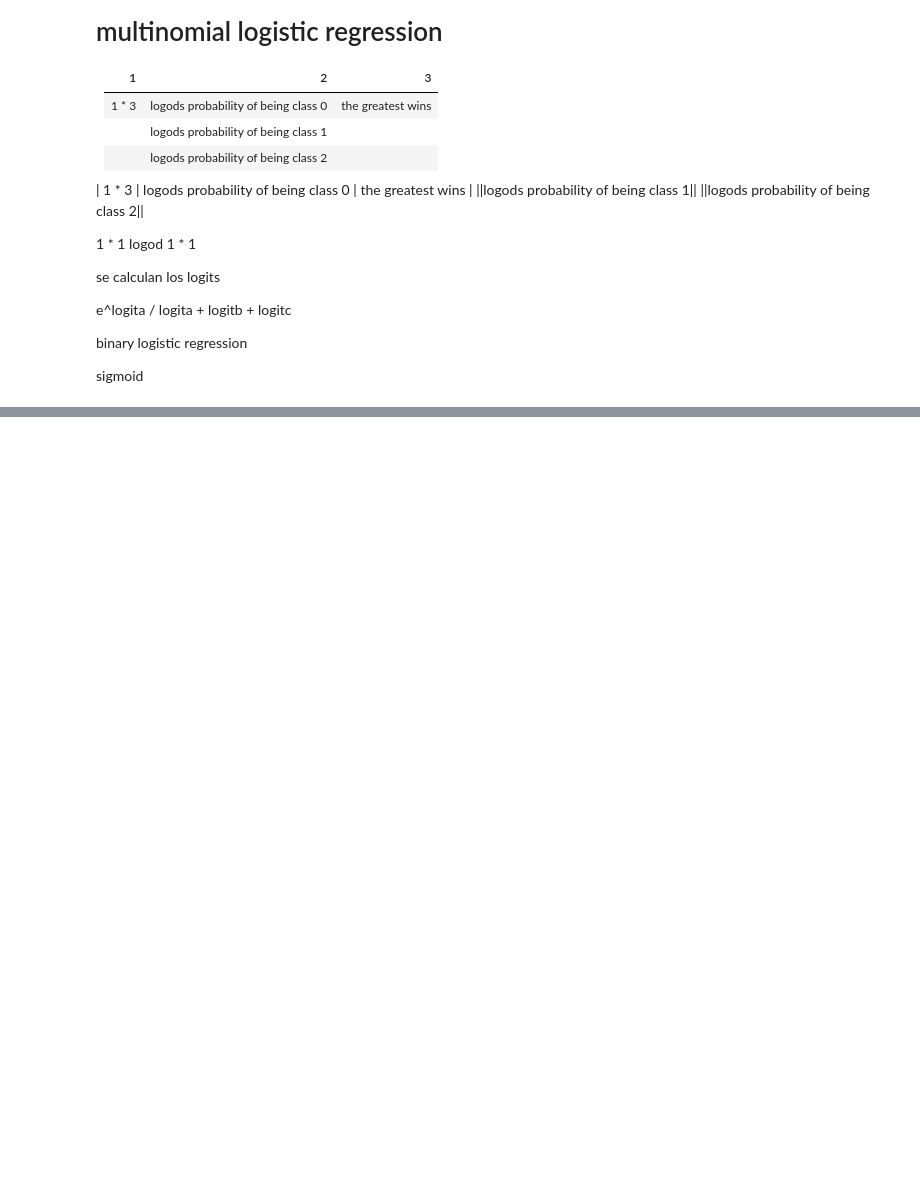
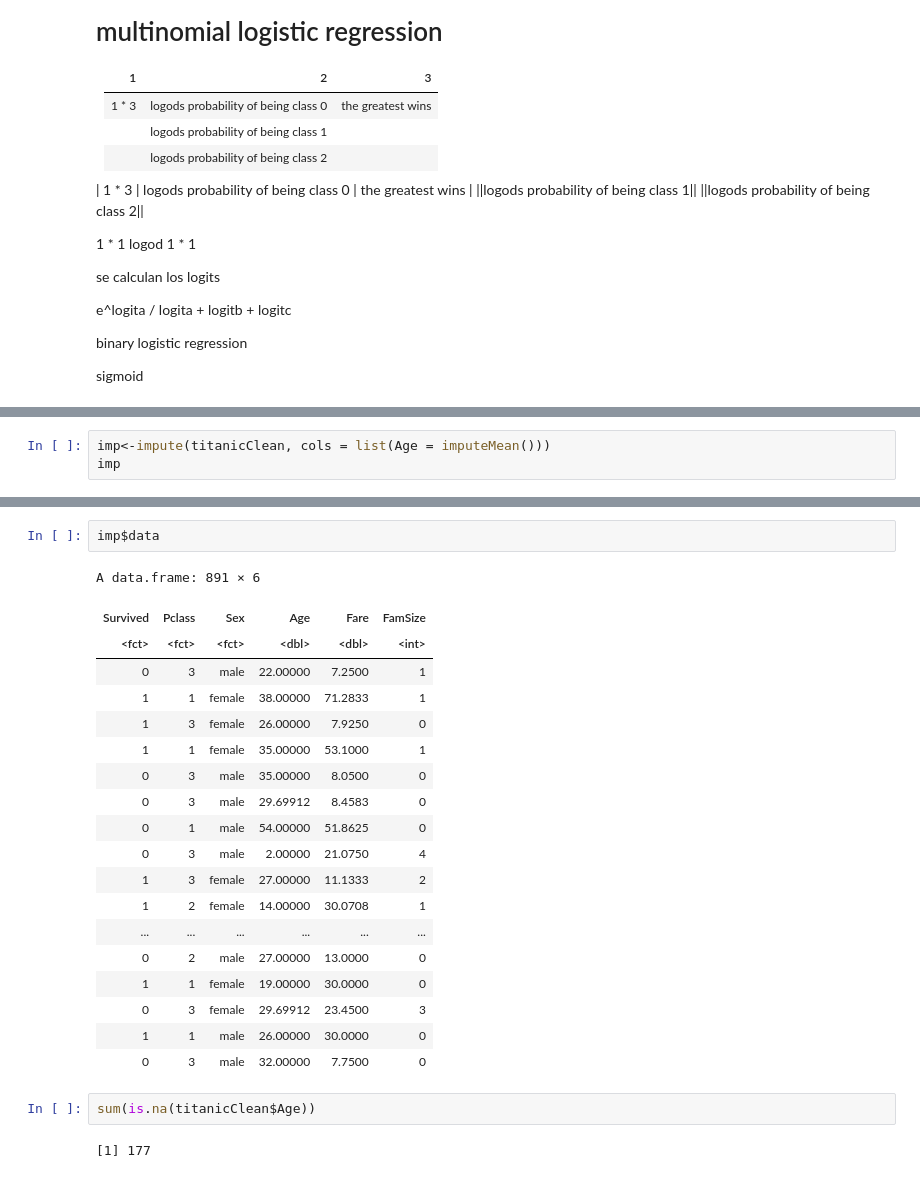
Before and after one commit to alejandro-armenta/r_machine_learning, a Jupyter notebook: titanic.ipynb, the cells around one changed output, grey strips where cells are left out. Drawn from its saved outputs; the diff is of its cells as text; blank space fills up the shorter version.

```diff
--- a/titanic.ipynb
+++ b/titanic.ipynb
@@ -218,0 +304,3 @@ A tibble: 0 × 3
+# %%
+imp<-impute(titanicClean, cols = list(Age = imputeMean()))
+imp
@@ -218,0 +325,26 @@ A tibble: 0 × 3
+# %%
+imp$data
+# %% [output]
+A data.frame: 891 × 6
+| Survived | Pclass | Sex | Age | Fare | FamSize |
+| <fct> | <fct> | <fct> | <dbl> | <dbl> | <int> |
+| 0 | 3 | male | 22.00000 | 7.2500 | 1 |
+| 1 | 1 | female | 38.00000 | 71.2833 | 1 |
+| 1 | 3 | female | 26.00000 | 7.9250 | 0 |
+| 1 | 1 | female | 35.00000 | 53.1000 | 1 |
+| 0 | 3 | male | 35.00000 | 8.0500 | 0 |
+| 0 | 3 | male | 29.69912 | 8.4583 | 0 |
+| 0 | 1 | male | 54.00000 | 51.8625 | 0 |
+| 0 | 3 | male | 2.00000 | 21.0750 | 4 |
+| 1 | 3 | female | 27.00000 | 11.1333 | 2 |
+| 1 | 2 | female | 14.00000 | 30.0708 | 1 |
+| ... | ... | ... | ... | ... | ... |
+| 0 | 2 | male | 27.00000 | 13.0000 | 0 |
+| 1 | 1 | female | 19.00000 | 30.0000 | 0 |
+| 0 | 3 | female | 29.69912 | 23.4500 | 3 |
+| 1 | 1 | male | 26.00000 | 30.0000 | 0 |
+| 0 | 3 | male | 32.00000 | 7.7500 | 0 |
+# %%
+sum(is.na(titanicClean$Age))
+# %% [output]
+[1] 177
```
Also changed, not shown: parts of 31 cells of this notebook, 2 other files.
